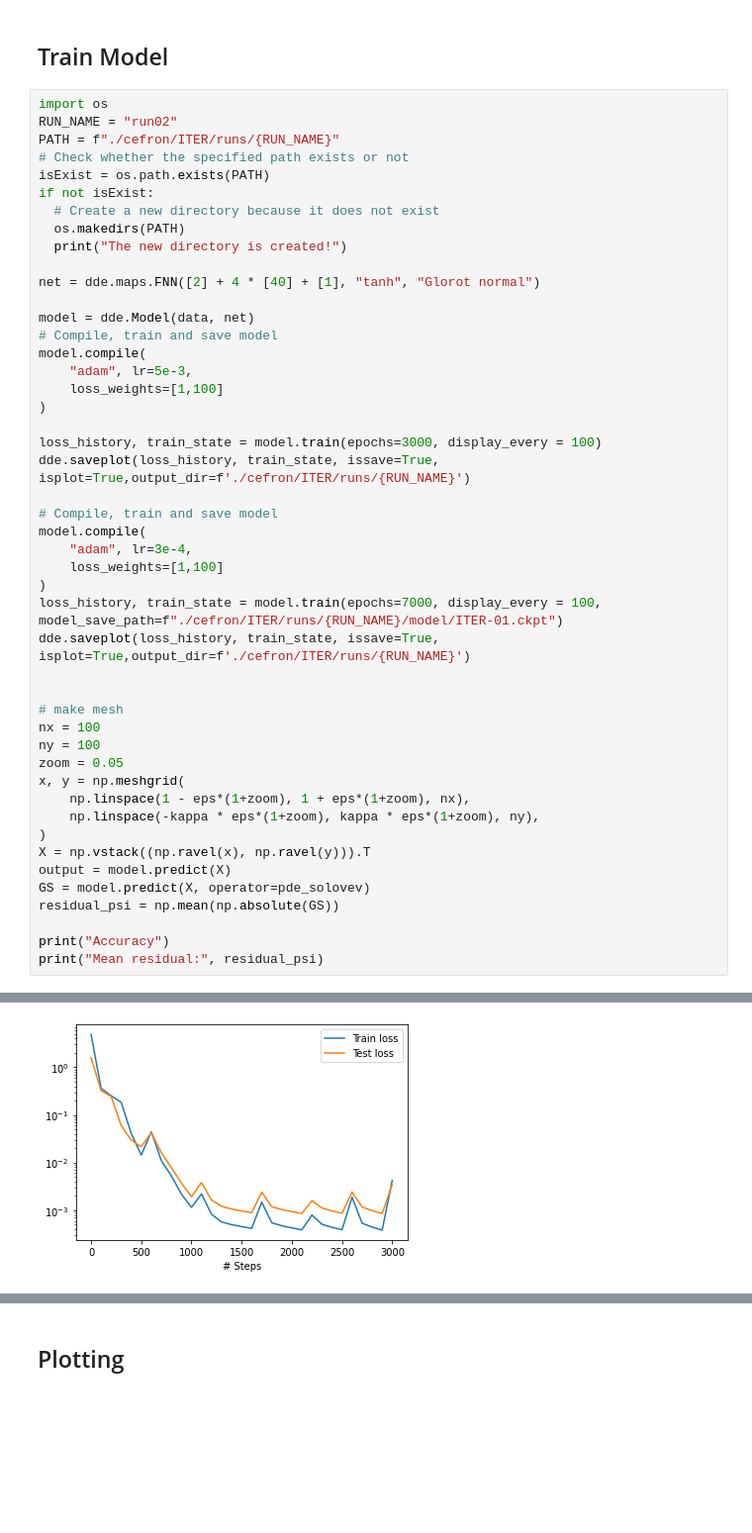
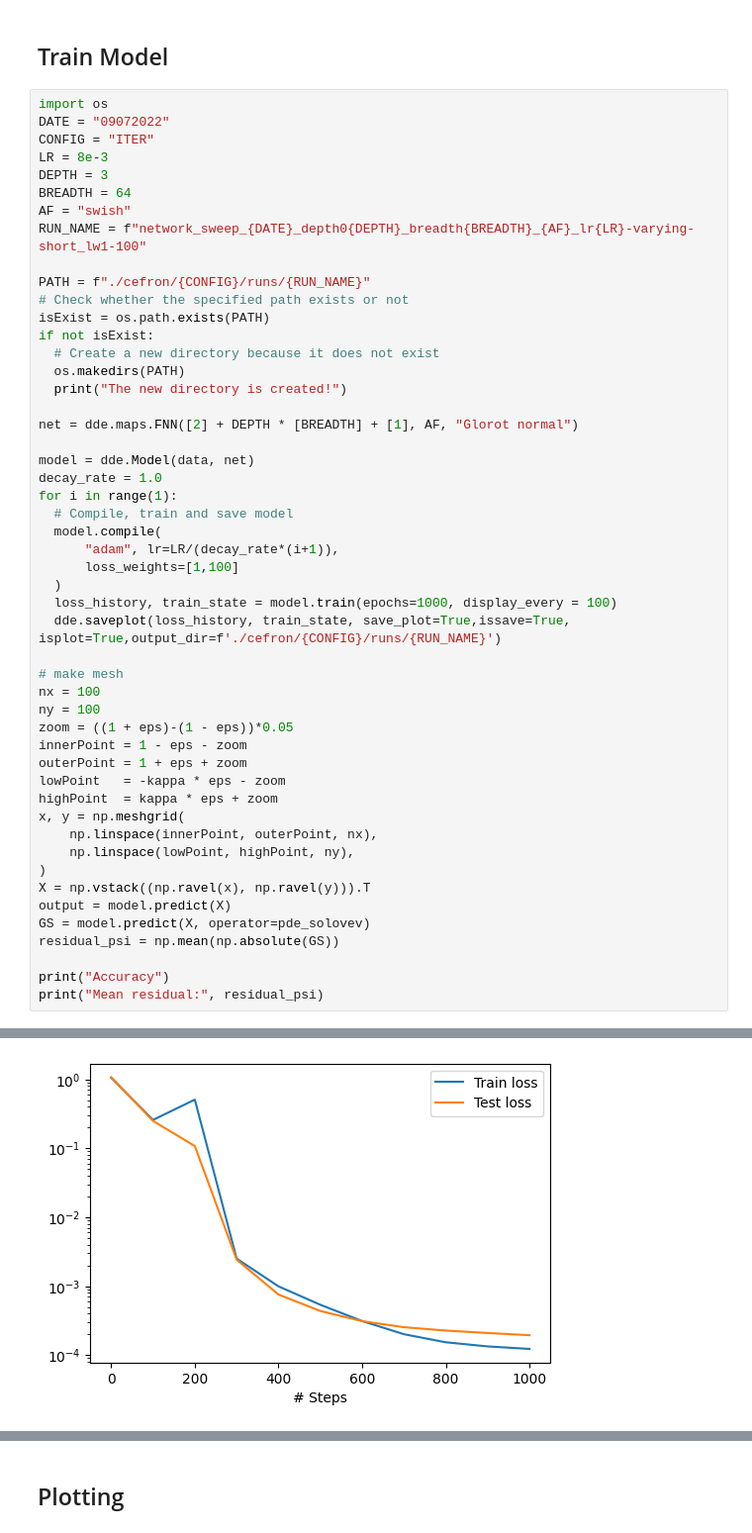
Before and after one commit to akaptano/deepxde_copy, a Jupyter notebook: gs-2d-surrogate/general_solovev_equil_visual.ipynb, the cells around one changed output, grey strips where cells are left out. Shown at 99% size. Cells and saved outputs as stored; diff of their text form; blank space fills up the shorter version.

```diff
--- a/gs-2d-surrogate/general_solovev_equil_visual.ipynb
+++ b/gs-2d-surrogate/general_solovev_equil_visual.ipynb
@@ -128,8 +134,15 @@ ITER = GS_Linear(A=-0.155, eps= 0.32, kappa=1.7, delta=0.33)
 ## Train Model
 # %%
 import os
-RUN_NAME = "run02"
-PATH = f"./cefron/ITER/runs/{RUN_NAME}"
+DATE = "09072022"
+CONFIG = "ITER"
+LR = 8e-3
+DEPTH = 3
+BREADTH = 64
+AF = "swish"
+RUN_NAME = f"network_sweep_{DATE}_depth0{DEPTH}_breadth{BREADTH}_{AF}_lr{LR}-varying-short_lw1-100"
+
+PATH = f"./cefron/{CONFIG}/runs/{RUN_NAME}"
 # Check whether the specified path exists or not
 isExist = os.path.exists(PATH)
 if not isExist:
@@ -137,34 +150,30 @@ if not isExist:
   os.makedirs(PATH)
   print("The new directory is created!")
 
-net = dde.maps.FNN([2] + 4 * [40] + [1], "tanh", "Glorot normal")
+net = dde.maps.FNN([2] + DEPTH * [BREADTH] + [1], AF, "Glorot normal")
 
 model = dde.Model(data, net)
-# Compile, train and save model
-model.compile(
-    "adam", lr=5e-3,
-    loss_weights=[1,100]
-)
-
-loss_history, train_state = model.train(epochs=3000, display_every = 100)
-dde.saveplot(loss_history, train_state, issave=True, isplot=True,output_dir=f'./cefron/ITER/runs/{RUN_NAME}')
-
-# Compile, train and save model
-model.compile(
-    "adam", lr=3e-4,
-    loss_weights=[1,100]
-)
-loss_history, train_state = model.train(epochs=7000, display_every = 100, model_save_path=f"./cefron/ITER/runs/{RUN_NAME}/model/ITER-01.ckpt")
-dde.saveplot(loss_history, train_state, issave=True, isplot=True,output_dir=f'./cefron/ITER/runs/{RUN_NAME}')
-
+decay_rate = 1.0
+for i in range(1):
+  # Compile, train and save model
+  model.compile(
+      "adam", lr=LR/(decay_rate*(i+1)),
+      loss_weights=[1,100]
+  )
+  loss_history, train_state = model.train(epochs=1000, display_every = 100)
+  dde.saveplot(loss_history, train_state, save_plot=True,issave=True, isplot=True,output_dir=f'./cefron/{CONFIG}/runs/{RUN_NAME}')
 
 # make mesh
 nx = 100
 ny = 100
-zoom = 0.05
+zoom = ((1 + eps)-(1 - eps))*0.05
+innerPoint = 1 - eps - zoom
+outerPoint = 1 + eps + zoom
+lowPoint   = -kappa * eps - zoom
+highPoint  = kappa * eps + zoom
 x, y = np.meshgrid(
-    np.linspace(1 - eps*(1+zoom), 1 + eps*(1+zoom), nx),
-    np.linspace(-kappa * eps*(1+zoom), kappa * eps*(1+zoom), ny),
+    np.linspace(innerPoint, outerPoint, nx),
+    np.linspace(lowPoint, highPoint, ny),
 )
 X = np.vstack((np.ravel(x), np.ravel(y))).T
 output = model.predict(X)
@@ -194 +203 @@ Saving test data to ./cefron/ITER/runs/run02/test.dat ...
-[figure, old version]
+[figure, new version]
```
Also changed, not shown: parts of 8 cells of this notebook.
